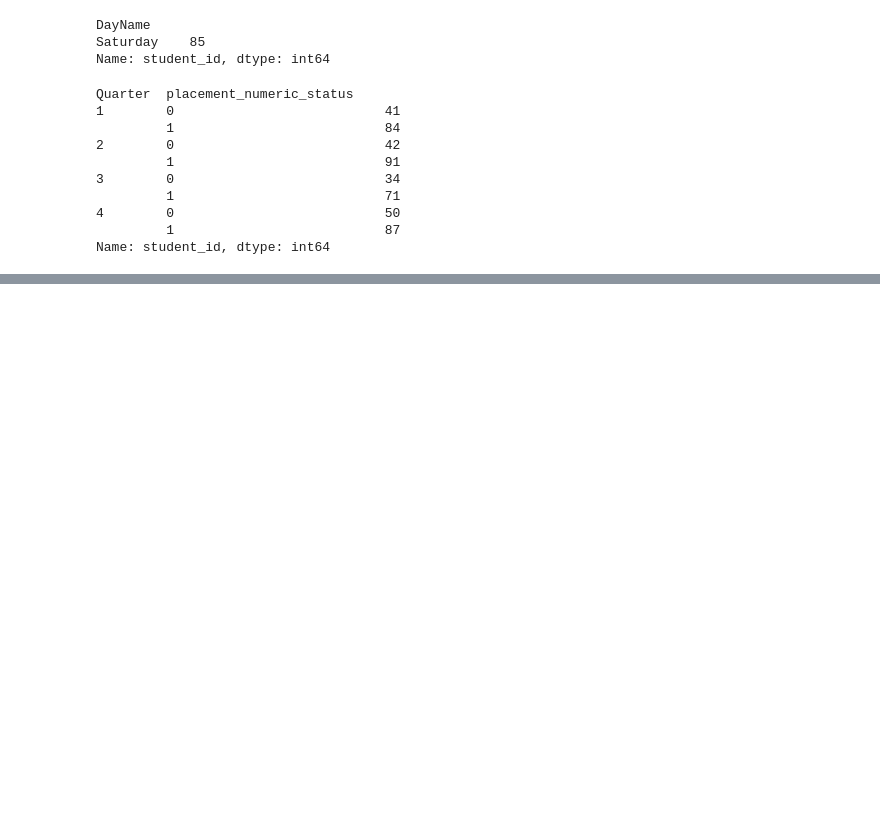
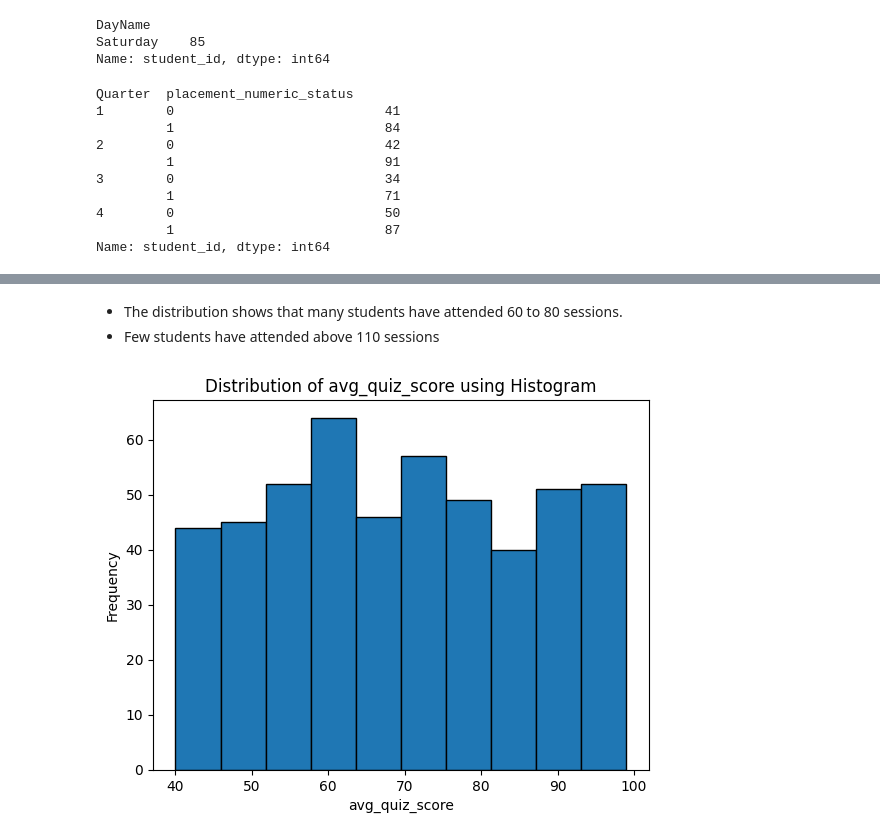
Before and after one commit to anuja-2904/Edtech_Student_Learning_data, a Jupyter notebook: Edtech_Student_Learning_data (1).ipynb, the cells around one changed output, grey strips where cells are left out. Drawn from its saved outputs; the diff is of its cells as text; code cells hidden in the pictures; blank space fills up the shorter version.

```diff
--- a/Edtech_Student_Learning_data (1).ipynb
+++ b/Edtech_Student_Learning_data (1).ipynb
@@ -1101,0 +1143,11 @@ Name: student_id, dtype: int64
+# %% [markdown]
+- The distribution shows that many students have attended 60 to 80 sessions.
+- Few students have attended above 110 sessions
+# %%
+plt.hist(df["avg_quiz_score"],edgecolor="black")
+plt.title("Distribution of avg_quiz_score using Histogram")
+plt.xlabel("avg_quiz_score")
+plt.ylabel("Frequency")
+plt.show()
+# %% [output]
+[figure, added]
```
Also changed, not shown: parts of 94 cells of this notebook.
